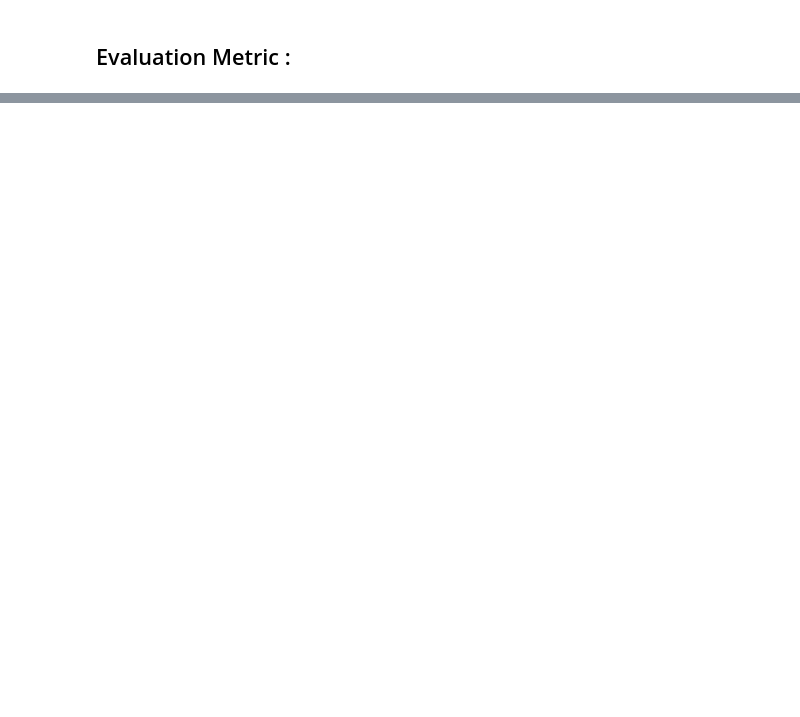
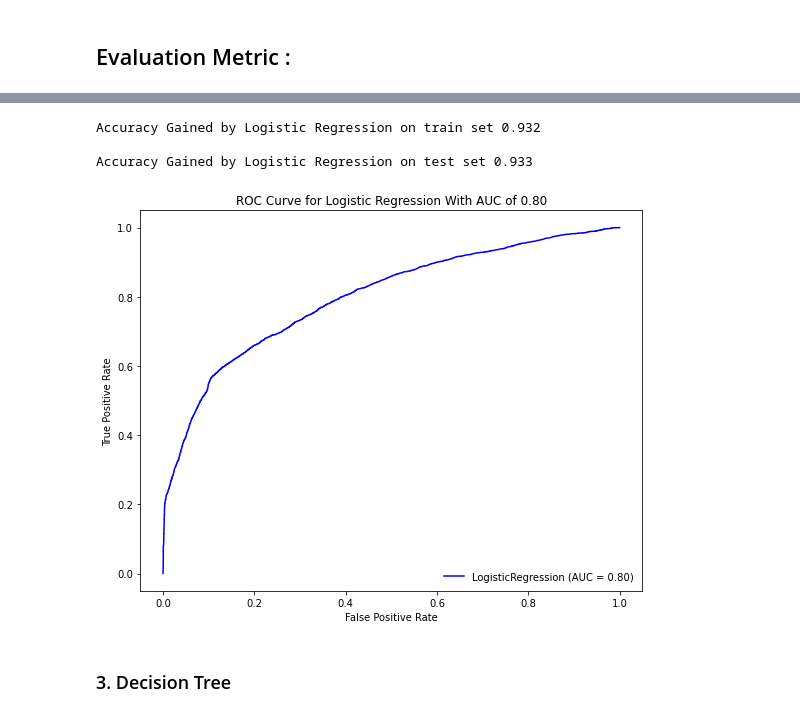
Before and after one commit to ITrustNumbers/A_Classification_Model_To_Predict_Blight_Compliance, a Jupyter notebook: Model Building.ipynb, the cells around one changed output, grey strips where cells are left out. Cells and saved outputs as stored; diff of their text form; code cells hidden in the pictures; blank space fills up the shorter version.

```diff
--- a/Model Building.ipynb
+++ b/Model Building.ipynb
@@ -23,0 +265,10 @@
+# %%
+from sklearn.model_selection import GridSearchCV
+from sklearn.linear_model import LogisticRegression
+lgr = LogisticRegression(max_iter=1000)
+
+#Parameters
+param = {'C':(0.1,1,10,50,100),'class_weight':({0:0.1,1:0.9},{0:0.2,1:0.8},{0:0.3,1:0.7})}
+
+clf = GridSearchCV(lgr, param,scoring='roc_auc',cv=3) #Grid Search with 3 fold Validation
+clf.fit(X_train,y_train)
@@ -23,0 +303,27 @@
+# %%
+# Selecting the Best_Estimator From The Grid Search Result
+
+from sklearn.model_selection import GridSearchCV
+from sklearn.linear_model import LogisticRegression
+
+lgr = LogisticRegression(C=100,class_weight={0:0.3,1:0.7},max_iter=1000).fit(X_train,y_train)
+
+#Probability of test Set
+y_score = lgr.predict_proba(X_test)
+
+#Plotting ROC Curve
+plt.figure(figsize=(9,7))
+ax=plt.gca()
+plot_roc_curve(lgr, X_test, y_test,ax=ax,color='b');
+plt.title('ROC Curve for Logistic Regression With AUC of {:.2f}'.format(roc_auc_score(y_test,y_score[:,1])));
+plt.legend(frameon=False,loc=4)
+
+#Getting Accuracy for comparision
+
+print('\nAccuracy Gained by Logistic Regression on train set {:.3f}\n'.format(lgr.score(X_train,y_train)))
+print('Accuracy Gained by Logistic Regression on test set {:.3f}\n'.format(lgr.score(X_test,y_test)))
+# %% [output]
+Accuracy Gained by Logistic Regression on train set 0.932
+
+Accuracy Gained by Logistic Regression on test set 0.933
+[figure, added]
@@ -23,0 +333,2 @@
+# %% [markdown]
+### 3. Decision Tree
```
Also changed, not shown: parts of 37 cells of this notebook, 3 other files.
